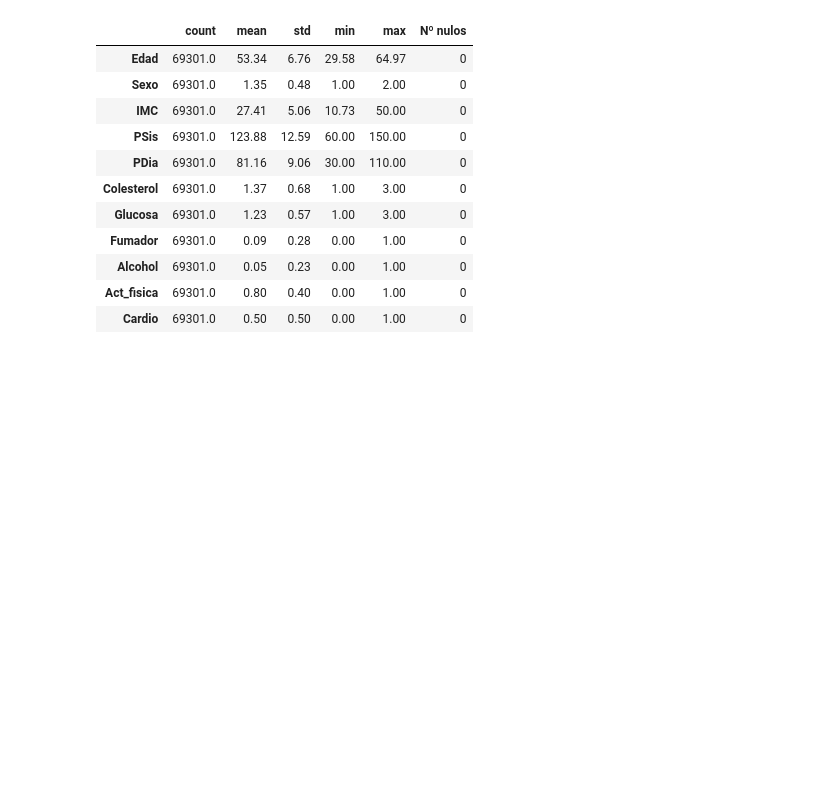
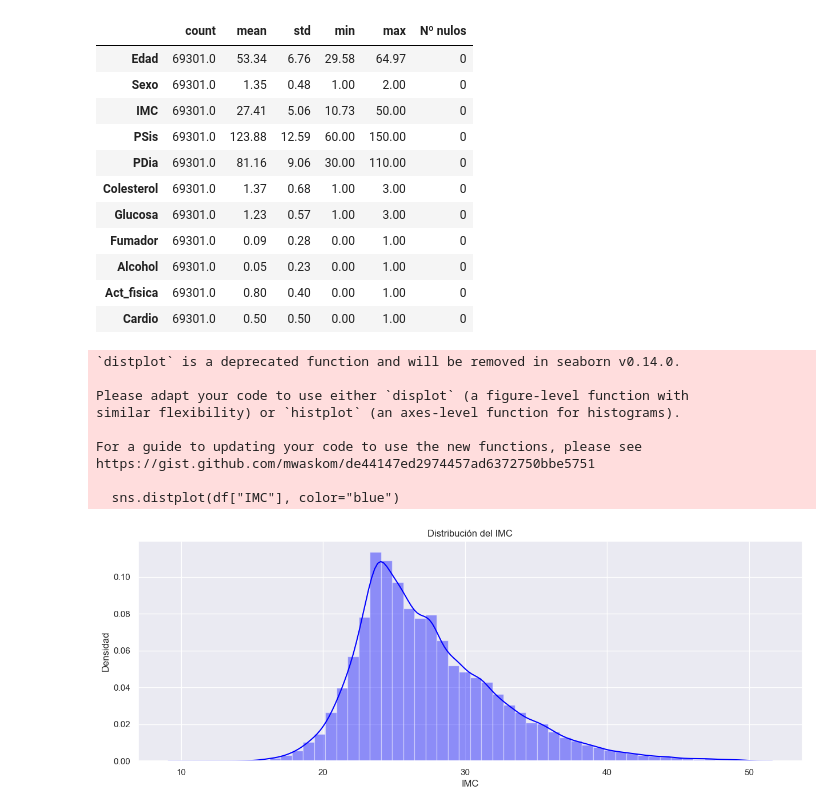
Before and after one commit to Robertoguisasola/Mineria, a Jupyter notebook: Entrega_Final.ipynb, the cells around one changed output. Cells and saved outputs as stored; diff of their text form; code cells hidden in the pictures; blank space fills up the shorter version.

Commit message:
Estadísticas del IMC
He metido una gráfica para mostrar la distribución del IMC. Faltarían más gráficas, pero ya las pondré. Además, el método guarda las imágenes en memoria

```diff
--- a/Entrega_Final.ipynb
+++ b/Entrega_Final.ipynb
@@ -350,3 +351,29 @@ See the caveats in the documentation: https://pandas.pydata.org/pandas-docs/stab
 | Alcohol | 69301.0 | 0.05 | 0.23 | 0.00 | 1.00 | 0 |
 | Act_fisica | 69301.0 | 0.80 | 0.40 | 0.00 | 1.00 | 0 |
 | Cardio | 69301.0 | 0.50 | 0.50 | 0.00 | 1.00 | 0 |
+# %%
+import matplotlib.pyplot as plt
+import seaborn as sns
+
+
+sns.set(color_codes=True)
+
+plt.figure(figsize=(15,5))
+sns.distplot(df["IMC"], color="blue")
+plt.title("Distribución del IMC")
+plt.ylabel("Densidad")
+plt.xlabel("IMC")
+
+#Guardamos el gráfico en memoria, por si fuera necesario emplear el análisis estadístico de estos datos por parte de los médicos
+plt.savefig("Distribución del IMC.jpg", bbox_inches='tight')
+# %% [output]
+`distplot` is a deprecated function and will be removed in seaborn v0.14.0.
+
+Please adapt your code to use either `displot` (a figure-level function with
+similar flexibility) or `histplot` (an axes-level function for histograms).
+
+For a guide to updating your code to use the new functions, please see
+https://gist.github.com/mwaskom/de44147ed2974457ad6372750bbe5751
+
+  sns.distplot(df["IMC"], color="blue")
+[figure, added]
```
Also changed, not shown: parts of 1 cell of this notebook, 1 other file.
